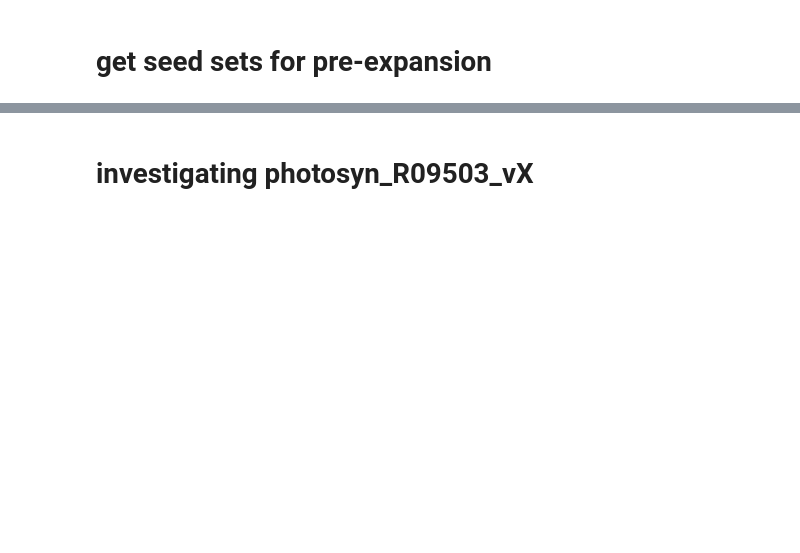
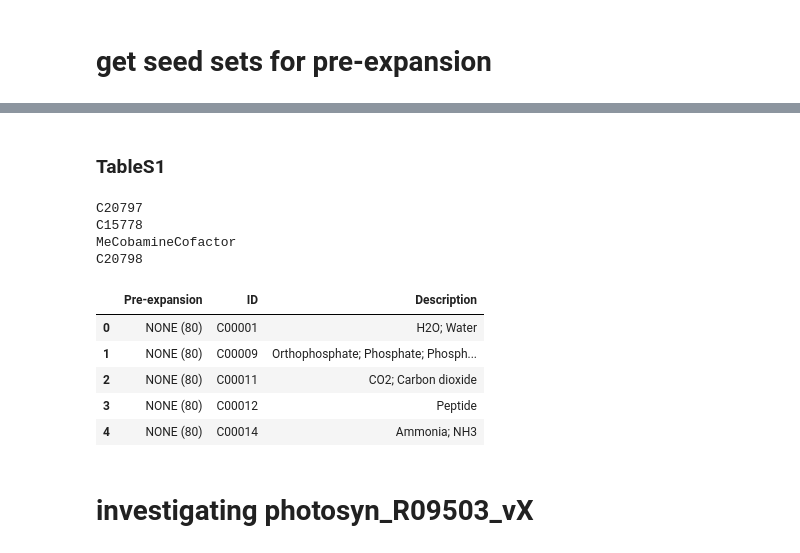
Before and after one commit to tseamuscorlett/enzyme-gated-network-expansion, a Jupyter notebook: RUN_foldgated.ipynb, the cells around one changed output, grey strips where cells are left out. Cells and saved outputs as stored; diff of their text form; code cells hidden in the pictures; blank space fills up the shorter version.

Commit message:
Clean up deleted files, commit modified files, and add new Figure files

```diff
--- a/RUN_foldgated.ipynb
+++ b/RUN_foldgated.ipynb
@@ -153,4 +158,0 @@ len(fm.seed.rns - fm.scope.rns)  # 1771 rns are never used
-# %%
-for rn in fm.seed.rns & fm.scope.rns:  # seed in scope
-    print(rn, fm.scope.rn_iteration_dict[rn])
-# seed rns are 'discovered' later when cpds become available
@@ -752,16 +596,0 @@ plt.show()
-# %%
-vanilla_iter2cpds_before = {}
-for c, i in vanilla_before.items():
-    if i not in vanilla_iter2cpds_before.keys():
-        vanilla_iter2cpds_before[i] = [c]
-    else:
-        vanilla_iter2cpds_before[i].append(c)
-
-vanilla_iter2cpds_beforeNum = {}
-for i in vanilla_iter2cpds_before.keys():
-    vanilla_iter2cpds_beforeNum[i] = len(vanilla_iter2cpds_before[i])
-
-plt.figure(figsize=(30, 5))
-plt.plot(vanilla_iter2cpds_beforeNum.values(), color='k')
-# plt.savefig('3B_cpds_vanilla.svg', dpi=300, bbox_inches='tight')
-plt.show()
@@ -878,0 +640,39 @@ print(a)
+# %% [markdown]
+### TableS1
+# %%
+for c in fm.scope.cpds:
+    if cpd2name.get(c, 'NONE') == 'NONE':
+        print(c)
+# %% [output]
+C20797
+C15778
+MeCobamineCofactor
+C20798
+# %%
+cpd2name = csv2dict('../data/assets/cpd2name.csv')
+pre2label = {'NONE': 'NONE', 'Z00035': 'PLP', 'C00002': 'ATP', 'C00004': 'NADH', 'C00019': 'SAM', 'C00010': 'CoA', 'C00016': 'FAD', 'Z00047': 'ThDP', 'Z00009': 'Cobalamin', 'ALL': 'ALL'}
+
+df = pd.DataFrame(columns=['Pre-expansion', 'ID', 'Description'])
+seen = set()
+
+data = []
+for pre in cpd2seeds.keys():
+    l = len(cpd2seeds[pre])
+    for c in sorted(cpd2seeds[pre]):
+        if c not in seen:
+            data.append({
+                'Pre-expansion': f'{pre2label[pre]} ({l})',
+                'ID': c,
+                'Description': cpd2name.get(c, c)
+            })
+        seen.add(c)
+
+df = pd.DataFrame(data)  # Convert list of dicts to DataFrame
+df.head()
+# %% [output]
+|  | Pre-expansion | ID | Description |
+| 0 | NONE (80) | C00001 | H2O; Water |
+| 1 | NONE (80) | C00009 | Orthophosphate; Phosphate; Phosph... |
+| 2 | NONE (80) | C00011 | CO2; Carbon dioxide |
+| 3 | NONE (80) | C00012 | Peptide |
+| 4 | NONE (80) | C00014 | Ammonia; NH3 |
```
Also changed, not shown: parts of 58 cells of this notebook, 25 other files.
